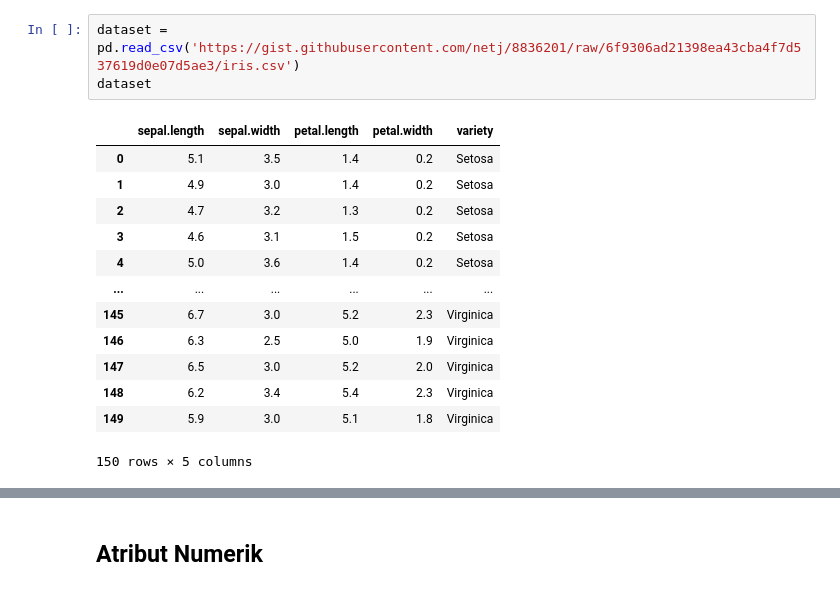
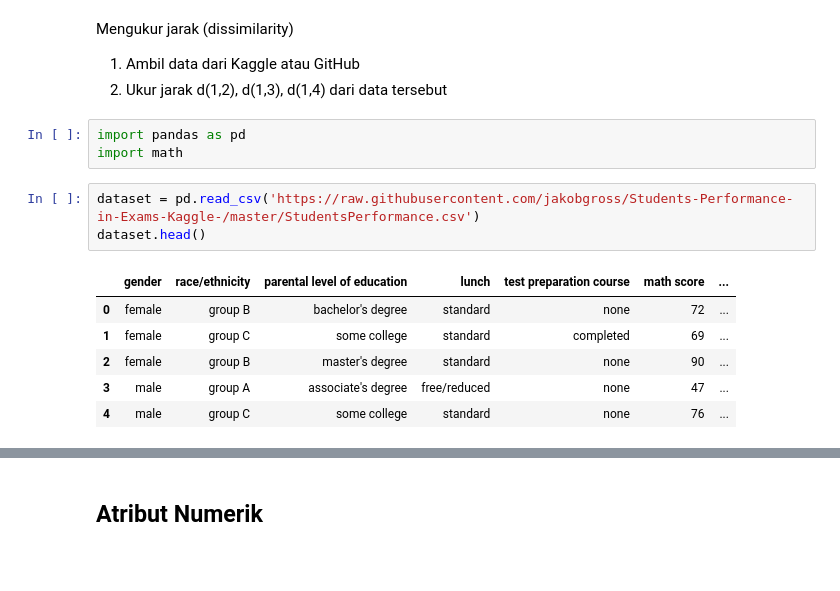
Before and after one commit to masaul/datamining, a Jupyter notebook: _sources/notebooks.ipynb, the cells around one changed output, grey strips where cells are left out. Cells and saved outputs as stored; diff of their text form; blank space fills up the shorter version.

```diff
--- a/_sources/notebooks.ipynb
+++ b/_sources/notebooks.ipynb
@@ -26,17 +5,17 @@ plt.ion()
+# %% [markdown]
+Mengukur jarak (dissimilarity)
+1.   Ambil data dari Kaggle atau GitHub
+2.   Ukur jarak d(1,2), d(1,3), d(1,4) dari data tersebut
+# %%
+import pandas as pd
+import math
 # %%
-dataset = pd.read_csv('https://gist.githubusercontent.com/netj/8836201/raw/6f9306ad21398ea43cba4f7d537619d0e07d5ae3/iris.csv')
-dataset
+dataset = pd.read_csv('https://raw.githubusercontent.com/jakobgross/Students-Performance-in-Exams-Kaggle-/master/StudentsPerformance.csv')
+dataset.head()
 # %% [output]
-|  | sepal.length | sepal.width | petal.length | petal.width | variety |
-| 0 | 5.1 | 3.5 | 1.4 | 0.2 | Setosa |
-| 1 | 4.9 | 3.0 | 1.4 | 0.2 | Setosa |
-| 2 | 4.7 | 3.2 | 1.3 | 0.2 | Setosa |
-| 3 | 4.6 | 3.1 | 1.5 | 0.2 | Setosa |
-| 4 | 5.0 | 3.6 | 1.4 | 0.2 | Setosa |
-| ... | ... | ... | ... | ... | ... |
-| 145 | 6.7 | 3.0 | 5.2 | 2.3 | Virginica |
-| 146 | 6.3 | 2.5 | 5.0 | 1.9 | Virginica |
-| 147 | 6.5 | 3.0 | 5.2 | 2.0 | Virginica |
-| 148 | 6.2 | 3.4 | 5.4 | 2.3 | Virginica |
-| 149 | 5.9 | 3.0 | 5.1 | 1.8 | Virginica |
+|  | gender | race/ethnicity | parental level of education | lunch | test preparation course | math score | ... |
+| 0 | female | group B | bachelor's degree | standard | none | 72 | ... |
+| 1 | female | group C | some college | standard | completed | 69 | ... |
+| 2 | female | group B | master's degree | standard | none | 90 | ... |
+| 3 | male | group A | associate's degree | free/reduced | none | 47 | ... |
+| 4 | male | group C | some college | standard | none | 76 | ... |
-150 rows × 5 columns
```
Also changed, not shown: parts of 50 cells of this notebook, 6 other files.
